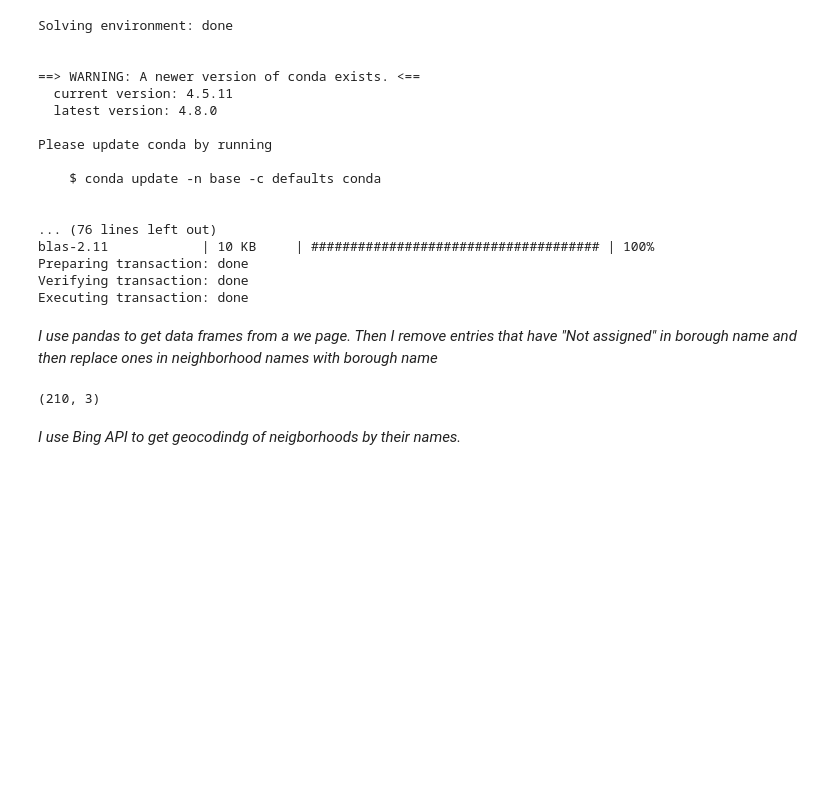
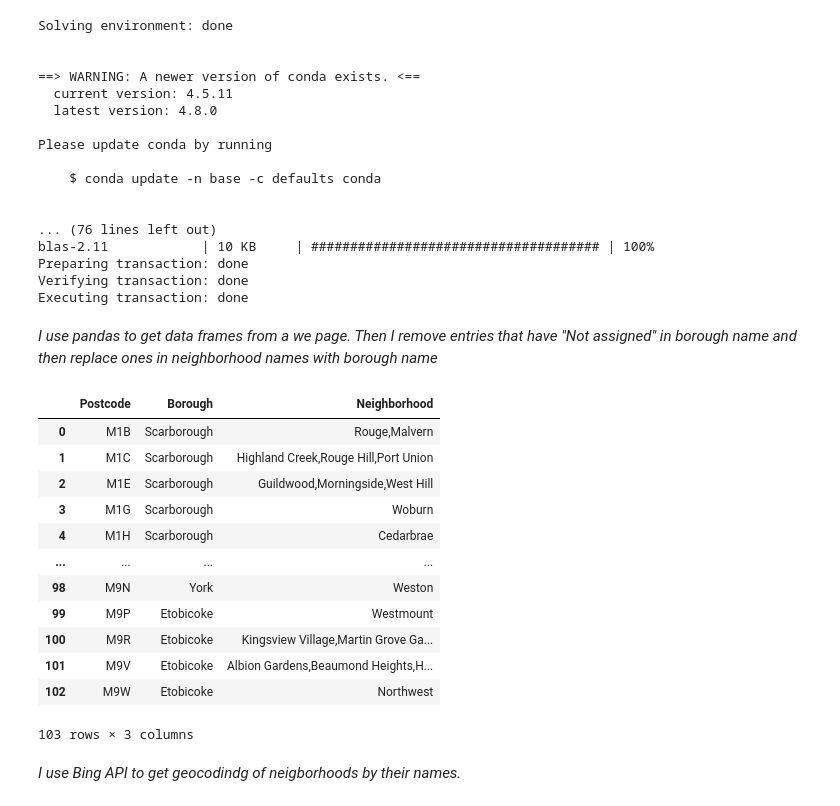
Before and after one commit to ralfeus/Coursera_Capstone, a Jupyter notebook: Toronto.ipynb, the cells around one changed output. Saved outputs shown, nothing was run; the diff lists cells and outputs as text; code cells hidden in the pictures; blank space fills up the shorter version.

```diff
--- a/Toronto.ipynb
+++ b/Toronto.ipynb
@@ -29,12 +29,26 @@ Executing transaction: done
 *I use pandas to get data frames from a we page. Then I remove entries that have "Not assigned" in borough name and then replace ones in neighborhood names with borough name*
 # %%
 df = pd.read_html('https://en.wikipedia.org/wiki/List_of_postal_codes_of_Canada:_M')[0]
+df = pd.DataFrame(df.groupby(['Postcode','Borough'])['Neighborhood'].apply(','.join)).reset_index()
 df = df[df['Borough'] != 'Not assigned']
 df[df['Neighborhood'] == 'Not assigned'] = df['Borough']
 df = df.reset_index(drop = True)
-df.shape
+
+df
 # %% [output]
+|  | Postcode | Borough | Neighborhood |
+| 0 | M1B | Scarborough | Rouge,Malvern |
+| 1 | M1C | Scarborough | Highland Creek,Rouge Hill,Port Union |
+| 2 | M1E | Scarborough | Guildwood,Morningside,West Hill |
+| 3 | M1G | Scarborough | Woburn |
+| 4 | M1H | Scarborough | Cedarbrae |
+| ... | ... | ... | ... |
+| 98 | M9N | York | Weston |
+| 99 | M9P | Etobicoke | Westmount |
+| 100 | M9R | Etobicoke | Kingsview Village,Martin Grove Ga... |
+| 101 | M9V | Etobicoke | Albion Gardens,Beaumond Heights,H... |
+| 102 | M9W | Etobicoke | Northwest |
-(210, 3)
+103 rows × 3 columns
 # %% [markdown]
 *I use Bing API to get geocodindg of neigborhoods by their names.*
 # %%
```
Also changed, not shown: parts of 14 cells of this notebook, 1 other file.
